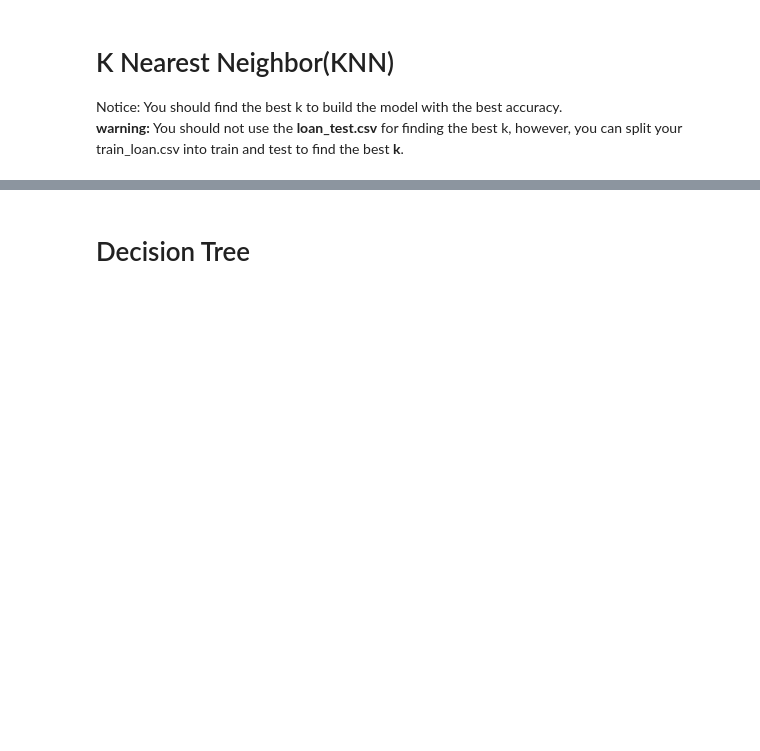
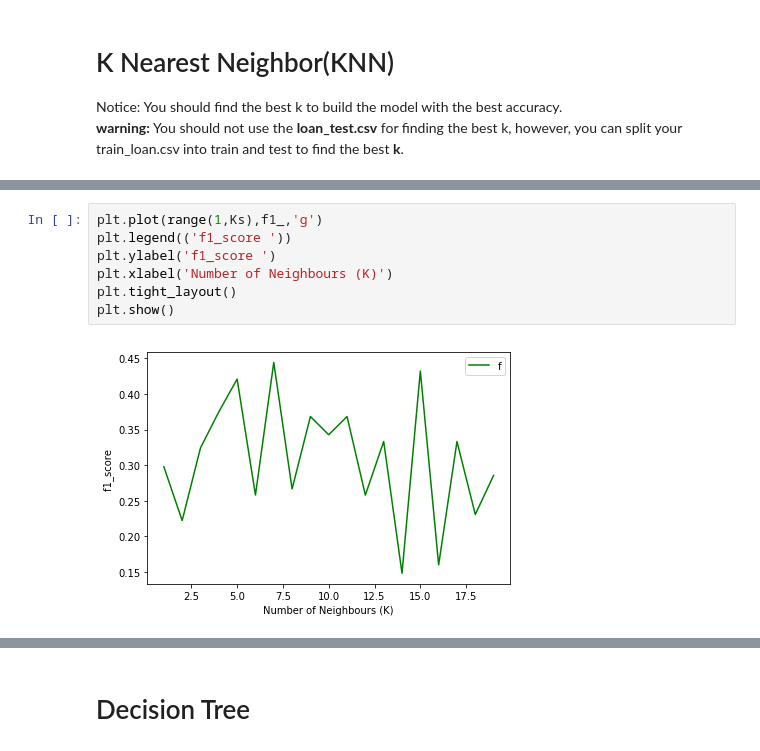
Before and after one commit to mar-szymel/ibm-ml-capstone-project, a Jupyter notebook: notebook_1.ipynb, the cells around one changed output, grey strips where cells are left out. Saved outputs shown, nothing was run; the diff lists cells and outputs as text; blank space fills up the shorter version.

```diff
--- a/notebook_1.ipynb
+++ b/notebook_1.ipynb
@@ -331,0 +482,9 @@ Notice: You should find the best k to build the model with the best accuracy.
+# %%
+plt.plot(range(1,Ks),f1_,'g')
+plt.legend(('f1_score '))
+plt.ylabel('f1_score ')
+plt.xlabel('Number of Neighbours (K)')
+plt.tight_layout()
+plt.show()
+# %% [output]
+[figure, added]
```
Also changed, not shown: parts of 51 cells of this notebook.
